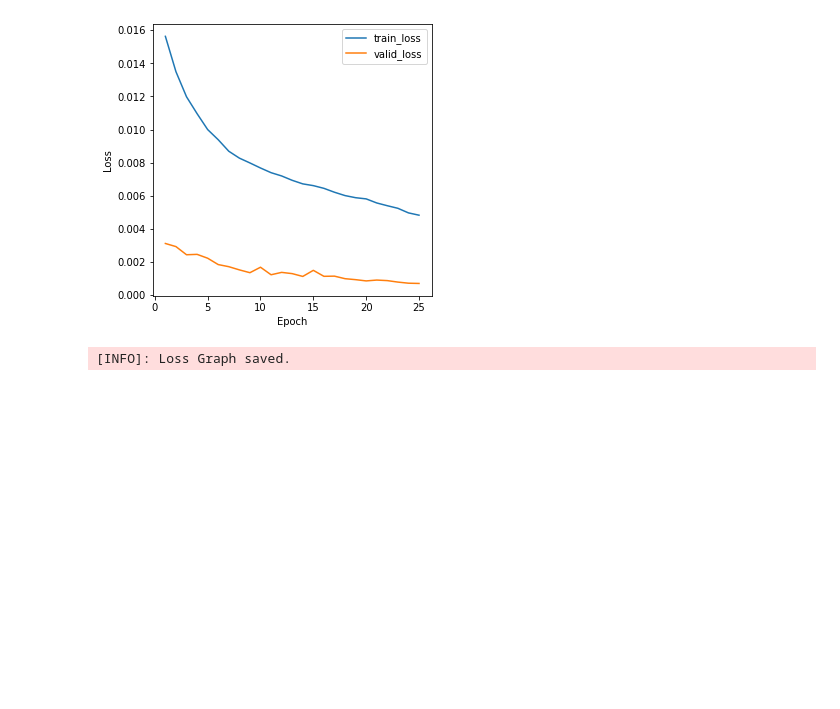
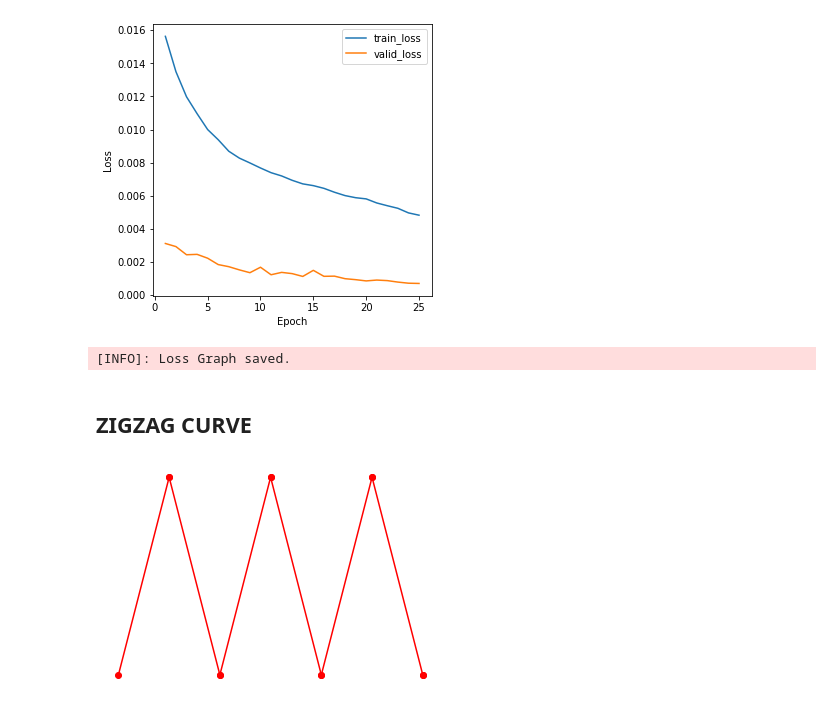
Before and after one commit to myselfHimanshu/ultron-vision, a Jupyter notebook: notebooks/cifar10_session11_exp1.ipynb, the cells around one changed output. Drawn from its saved outputs; the diff is of its cells as text; code cells hidden in the pictures; blank space fills up the shorter version.

```diff
--- a/notebooks/cifar10_session11_exp1.ipynb
+++ b/notebooks/cifar10_session11_exp1.ipynb
@@ -708,3 +708,5 @@ iagent.plot_loss_graph()
 # %% [output]
 [figure]
 [INFO]: Loss Graph saved.
+# %% [markdown]
+## ZIGZAG CURVE
@@ -710,0 +716,28 @@ iagent.plot_loss_graph()
+# %%
+max_ = 1
+min_ = 0
+
+cycle = 3
+step_size = 100
+
+x = []
+y = []
+
+for i in range(0,cycle*2+1):
+  if i==0:
+    x.append(min_)
+  else:
+    x.append(x[-1] + step_size)
+
+  if i%2==0:
+    y.append(min_)
+  else:
+    y.append(max_)
+# %%
+for i in range(0, len(x)):
+    plt.plot(x[i:i+2], y[i:i+2], 'ro-')
+
+plt.axis("off")
+plt.show()
+# %% [output]
+[figure, added]
```
Also changed, not shown: parts of 1 cell of this notebook, 2 other files.
